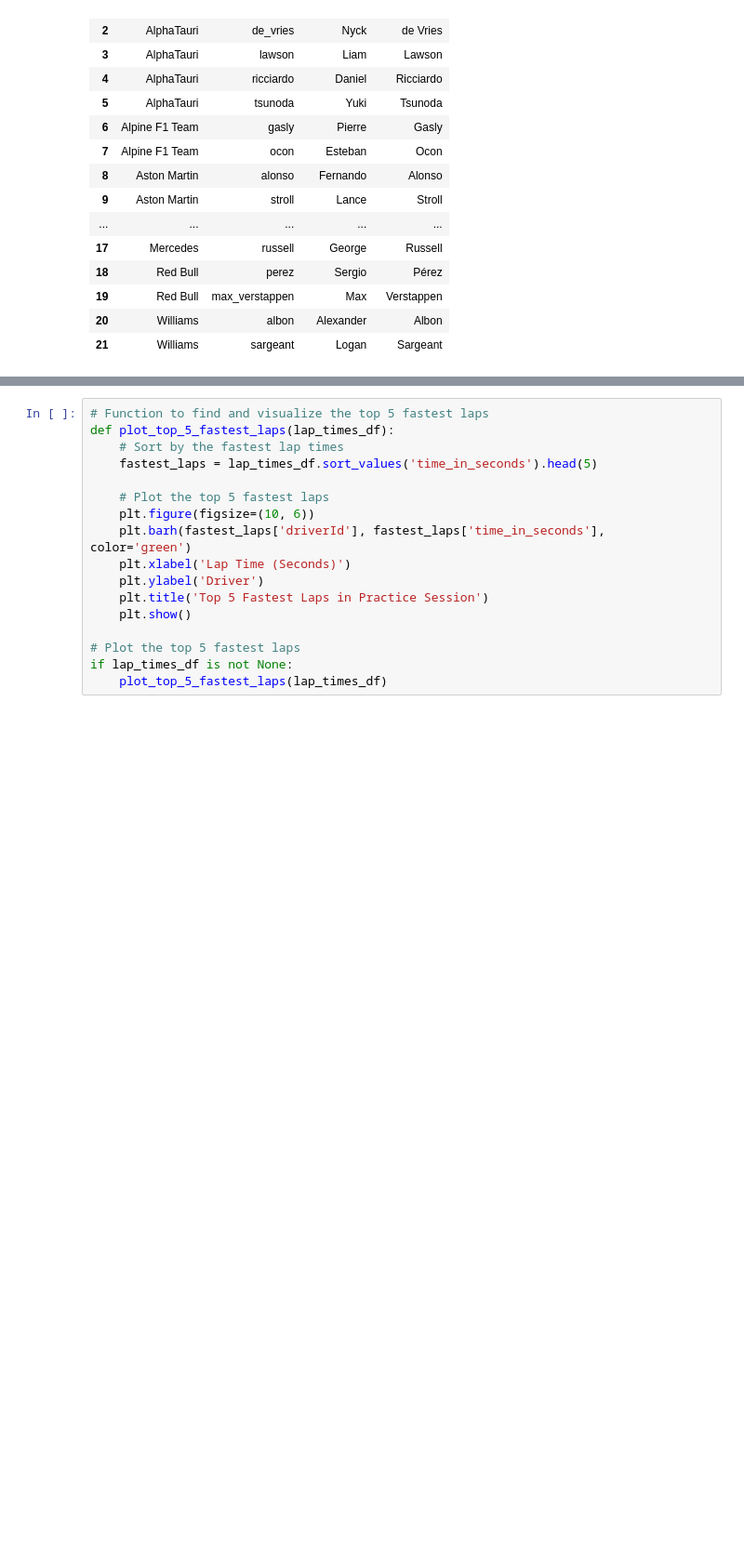
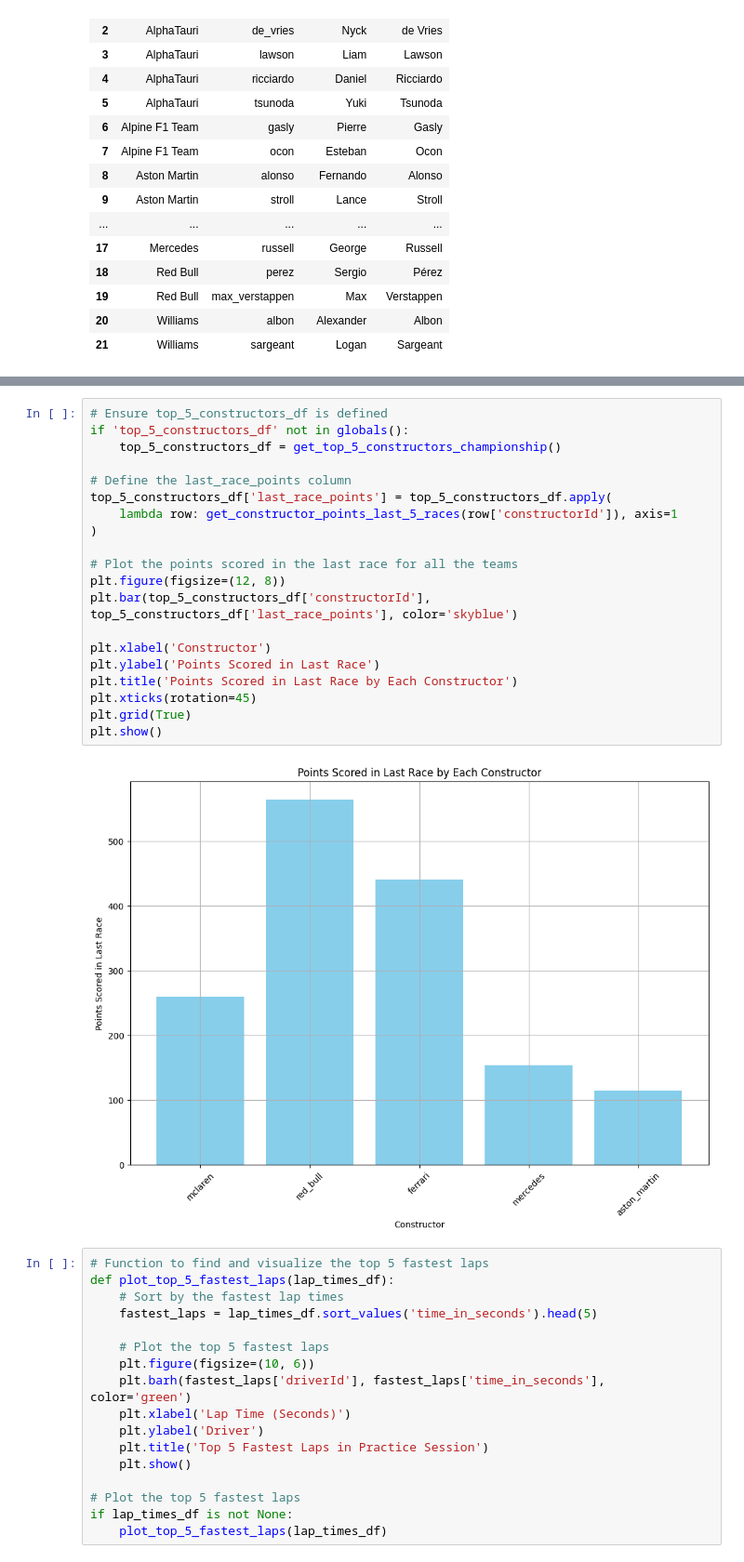
Before and after one commit to utkarshkr13/f1_data_project, a Jupyter notebook: first_step.ipynb, the cells around one changed output, grey strips where cells are left out. Shown: that part at 93% size. Saved outputs shown, nothing was run; the diff lists cells and outputs as text; blank space fills up the shorter version.

```diff
--- a/first_step.ipynb
+++ b/first_step.ipynb
@@ -219,3 +142,25 @@ ValueError: '[12.0, 16.0, 27.0, 14.0, 27.0]' is not a valid format string (unrec
+# %%
+# Ensure top_5_constructors_df is defined
+if 'top_5_constructors_df' not in globals():
+    top_5_constructors_df = get_top_5_constructors_championship()
+
+# Define the last_race_points column
+top_5_constructors_df['last_race_points'] = top_5_constructors_df.apply(
+    lambda row: get_constructor_points_last_5_races(row['constructorId']), axis=1
+)
+
+# Plot the points scored in the last race for all the teams
+plt.figure(figsize=(12, 8))
+plt.bar(top_5_constructors_df['constructorId'], top_5_constructors_df['last_race_points'], color='skyblue')
+
+plt.xlabel('Constructor')
+plt.ylabel('Points Scored in Last Race')
+plt.title('Points Scored in Last Race by Each Constructor')
+plt.xticks(rotation=45)
+plt.grid(True)
+plt.show()
+# %% [output]
+[figure, added]
 # %%
 # Function to find and visualize the top 5 fastest laps
 def plot_top_5_fastest_laps(lap_times_df):
```
Also changed, not shown: parts of 1 cell of this notebook.
